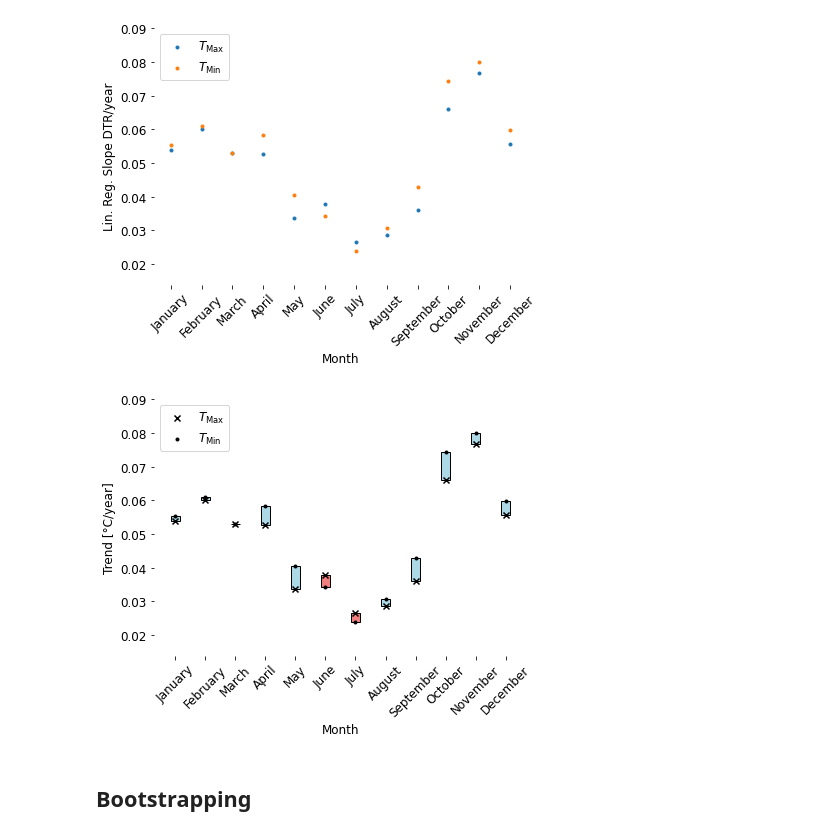
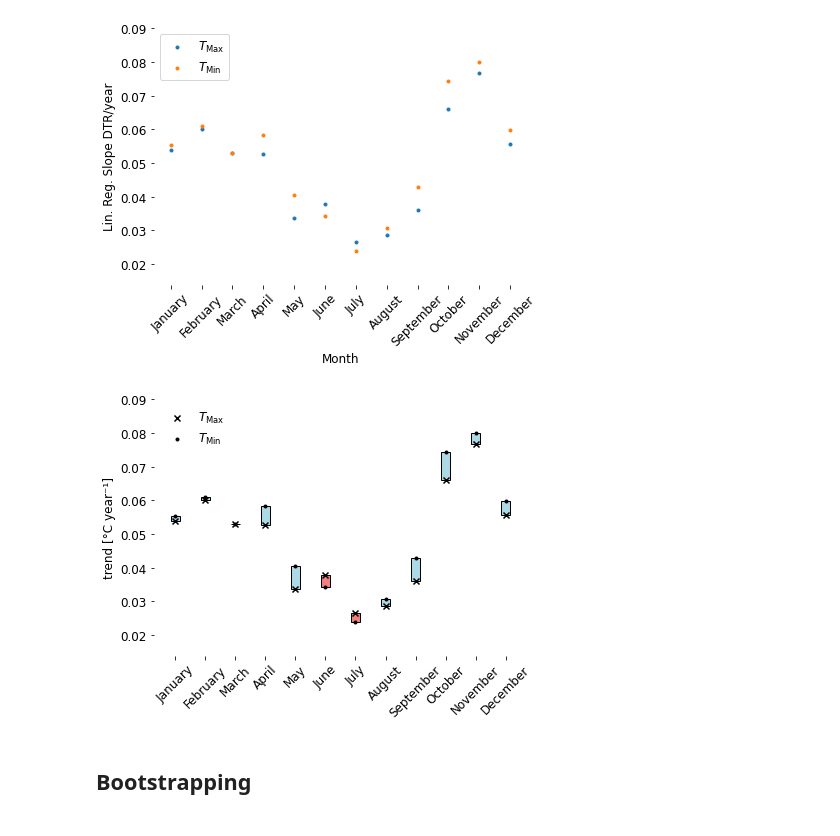
Before and after one commit to LeoausderDose/Praktikum_AWI, a Jupyter notebook: Bilder/Monthly Trends/DNT_Bootstraping_plots.ipynb, the cells around one changed output. Cells and saved outputs as stored; diff of their text form; code cells hidden in the pictures.

Commit message:
Fix Plot DTR Monthly trend

```diff
--- a/Bilder/Monthly Trends/DNT_Bootstraping_plots.ipynb
+++ b/Bilder/Monthly Trends/DNT_Bootstraping_plots.ipynb
@@ -999,38 +999,40 @@ for i in range(len(slopes_TMax)):
     else:
         facecolor = 'lightcoral'
 
     ax1.add_patch(plt.Rectangle((x[i] - box_width / 2, slopes_TMin[i]), box_width, slopes_TMax[i] - slopes_TMin[i], fill=True, edgecolor='black', facecolor=facecolor))
 
 
 # Create x-values for the bars
 x = np.arange(len(slopes_TMax))
 
 
 # Plot the slopes as bars on the primary y-axis
 ax1.scatter(x, slopes_TMax, marker='x',color = 'black', label='$T_{\mathrm{Max}}$')
 ax1.scatter(x, slopes_TMin, marker='.',color = 'black', label='$T_{\mathrm{Min}}$')
 
 
-ax1.set_xlabel('Month')
+#ax1.set_xlabel('Month')
 # ax1.set_ylabel('Linear Regression Slope [°C/year]')
-ax1.set_ylabel('Trend [°C/year]')
+# ax1.set_ylabel('trend [°C year^-1]')
+
+ax1.set_ylabel('trend [°C year\u207B\u00B9]')
 ax1.set_ylim(min(slopes) - 0.01, max(slopes) + 0.01)
 
 # Rotate the x-axis tick labels
 ax1.set_xticks(x)
 ax1.set_xticklabels([month_label[i] for i in range(len(slopes))], rotation=45)  # Rotate the labels here
-ax1.legend(loc='upper left')
+ax1.legend(loc='upper left',frameon = False)
 
 ax1.spines['top'].set_visible(False)
 ax1.spines['right'].set_visible(False)
 ax1.spines['bottom'].set_visible(False)
 ax1.spines['left'].set_visible(False)
 
-#plt.savefig('Monthly_Trends19722022.pdf')
+plt.savefig('Monthly_Trends19722022_noPValue.pdf')
 # Show the plot
 plt.show()
 # %% [output]
-[figure, old version]
+[figure, new version]
 # %% [markdown]
 ## Bootstrapping
 # %%
```
Also changed, not shown: parts of 6 cells of this notebook, 3 other files.
